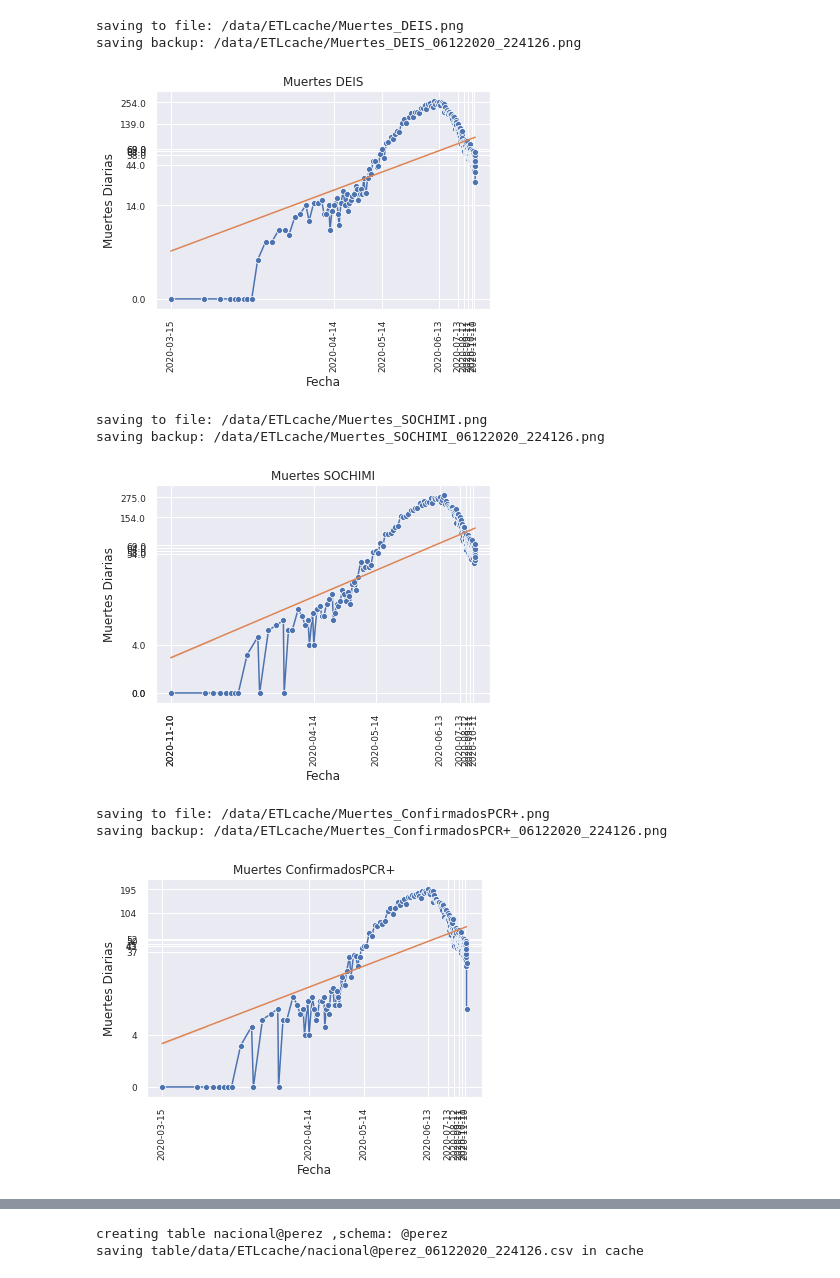
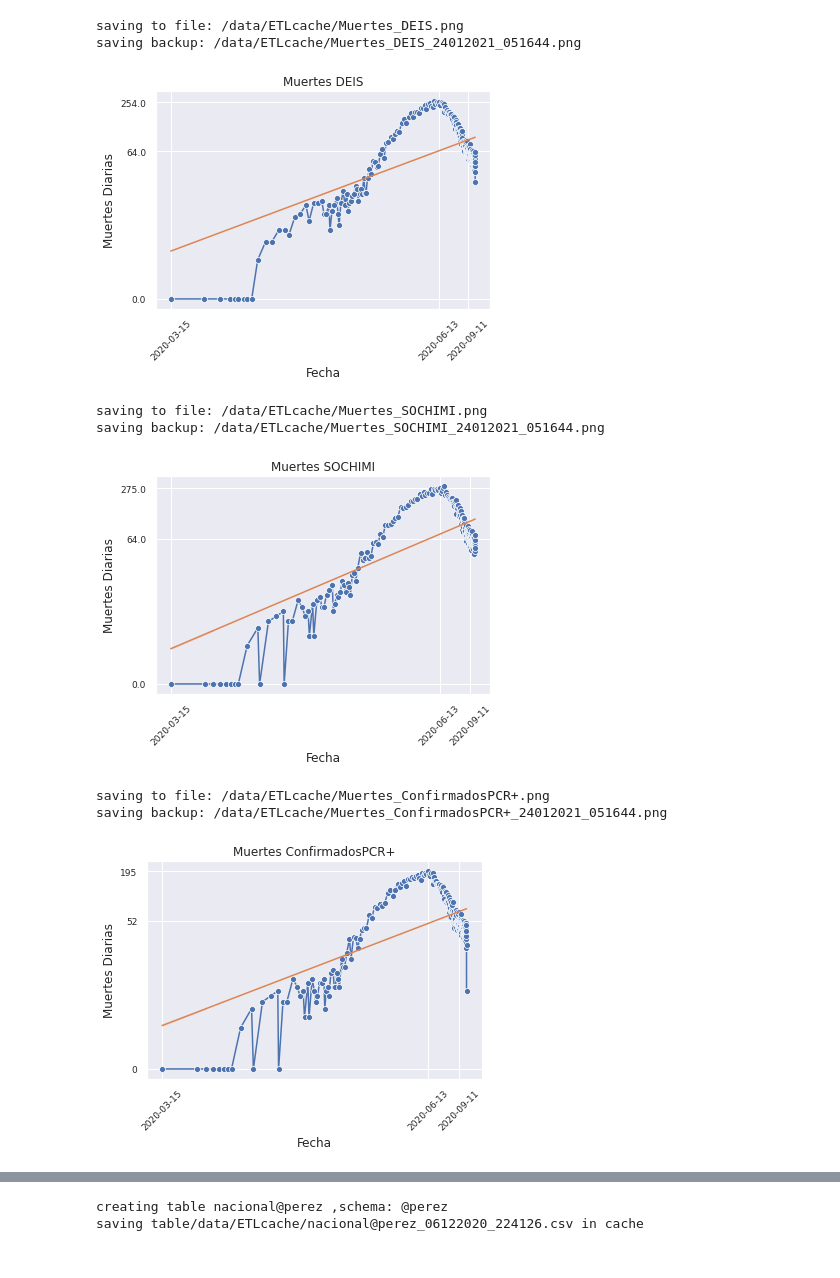
Before and after one commit to panchohumeres/dynamo-covid, a Jupyter notebook: ETL/@perez.ipynb, the cells around one changed output, grey strips where cells are left out. Saved outputs shown, nothing was run; the diff lists cells and outputs as text; code cells hidden in the pictures.

```diff
--- a/ETL/@perez.ipynb
+++ b/ETL/@perez.ipynb
@@ -92,16 +92,16 @@ params2=[{'x':'LOG(DEIS_MM)','y':'LOG(DEIS)','z':"LOG(DEIS_MM)_Regress",'xlabel'
              'x_label':'Muertes por Millón Hab.','y_label':'Muertes Diarias','title':'Muertes por Millón Hab. ConfirmadosPCR+'}]
 # %%
 for p in params:
-    log_log_plot(muertes,timestamp=timestamp,path=path,**p)
+    log_log_plot(muertes,space=90,timestamp=timestamp,path=path,dpi=150,**p)
 # %% [output]
 saving to file: /data/ETLcache/Muertes_DEIS.png
-saving backup: /data/ETLcache/Muertes_DEIS_06122020_224126.png
+saving backup: /data/ETLcache/Muertes_DEIS_24012021_051644.png
-[figure, old version]
+[figure, new version]
 saving to file: /data/ETLcache/Muertes_SOCHIMI.png
-saving backup: /data/ETLcache/Muertes_SOCHIMI_06122020_224126.png
+saving backup: /data/ETLcache/Muertes_SOCHIMI_24012021_051644.png
-[figure, old version]
+[figure, new version]
 saving to file: /data/ETLcache/Muertes_ConfirmadosPCR+.png
-saving backup: /data/ETLcache/Muertes_ConfirmadosPCR+_06122020_224126.png
+saving backup: /data/ETLcache/Muertes_ConfirmadosPCR+_24012021_051644.png
-[figure, old version]
+[figure, new version]
 # %%
 for p in params2:
```
Also changed, not shown: parts of 10 cells of this notebook, 8 other files.
